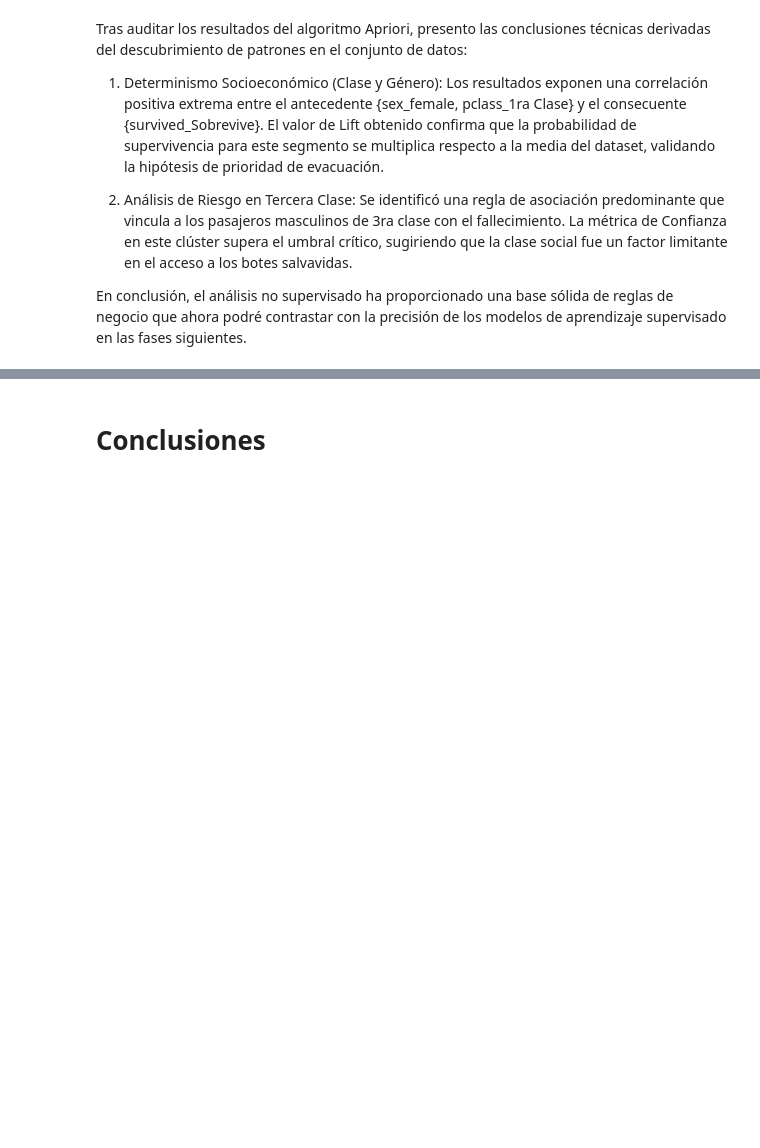
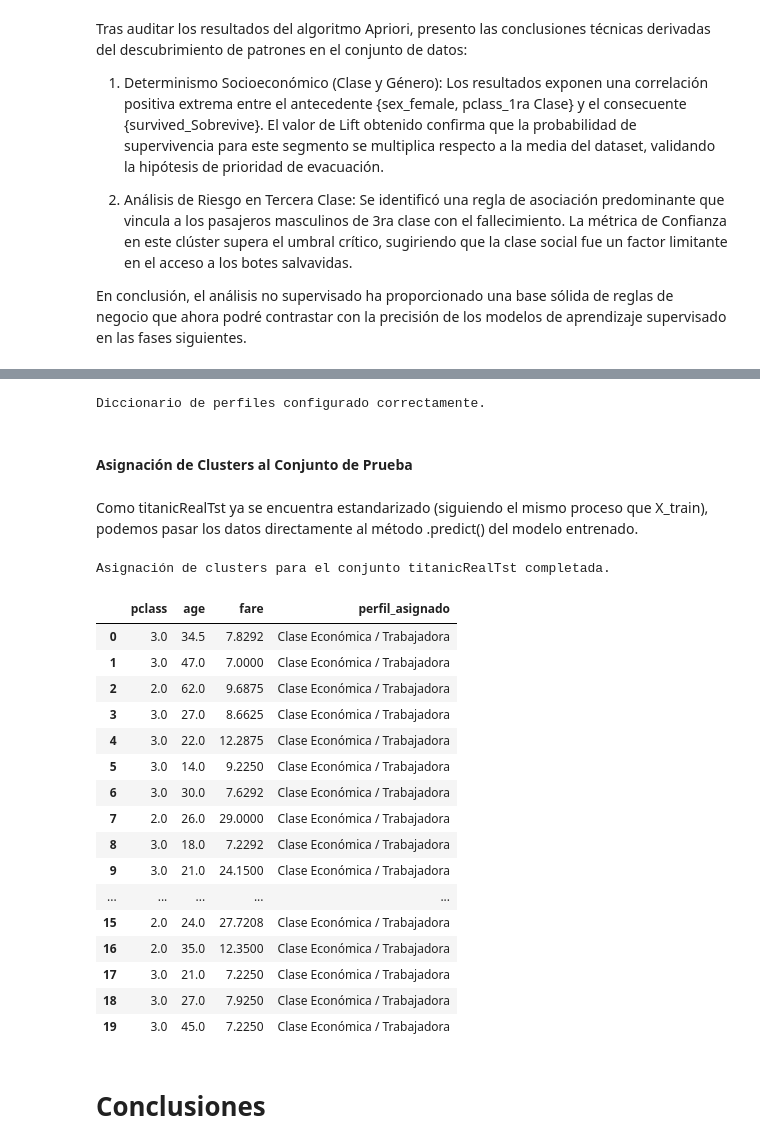
Before and after one commit to duvan1026/Titanic_Big_Data, a Jupyter notebook: ABD_CastroBautistaDuvanDario.ipynb, the cells around one changed output, grey strips where cells are left out. Cells and saved outputs as stored; diff of their text form; code cells hidden in the pictures; blank space fills up the shorter version.

```diff
--- a/ABD_CastroBautistaDuvanDario.ipynb
+++ b/ABD_CastroBautistaDuvanDario.ipynb
@@ -1883,0 +1881,12 @@ y_predTst = modelo.predict(titanicRealTst)
+# %%
+# Definimos las columnas que escalamos originalmente
+num_cols = ['age', 'fare', 'sibsp', 'parch', 'pclass']
+
+# Creamos una copia de X_train para no alterar el conjunto de entrenamiento de los modelos supervisados
+df_clusters = X_train.copy()
+
+# Invertimos el escalado solo para estas columnas para el análisis humano
+df_clusters[num_cols] = scaler.inverse_transform(X_train[num_cols])
+
+# Añadimos la columna de los clusters
+df_clusters['cluster_id'] = clusters
@@ -1884,3 +1945,55 @@ y_predTst = modelo.predict(titanicRealTst)
+# %%
+# Definición del diccionario de mapeo basado en los centroides analizados
+# Asegúrate de que los números coincidan con tus resultados previos
+mapeo_nombres = {
+    0: "Clase Económica / Trabajadora",
+    1: "Élite / Primera Clase",
+    2: "Núcleos Familiares y Jóvenes"
+}
+
+print("Diccionario de perfiles configurado correctamente.")
+# %% [output]
+Diccionario de perfiles configurado correctamente.
+# %% [markdown]
+#### Asignación de Clusters al Conjunto de Prueba
+# %% [markdown]
+Como titanicRealTst ya se encuentra estandarizado (siguiendo el mismo proceso que X_train), podemos pasar los datos directamente al método .predict() del modelo entrenado.
+# %%
+# 1. Utilizamos el modelo kmeans_final para asignar clusters a la data de test
+clusters_test = kmeans_final.predict(titanicRealTst)
+
+# 2. Creamos un DataFrame para visualizar los resultados en el conjunto de test
+# Al igual que con el entrenamiento, recuperamos los valores reales para que sea legible
+df_test_clusters = titanicRealTst.copy()
+
+# Revertimos el escalado solo para la visualización (usando el mismo scaler)
+df_test_clusters[num_cols] = scaler.inverse_transform(titanicRealTst[num_cols])
+
+# 3. Añadimos las etiquetas de cluster y su nombre interpretativo
+df_test_clusters['cluster_id'] = clusters_test
+df_test_clusters['perfil_asignado'] = df_test_clusters['cluster_id'].map(mapeo_nombres)
+
+print("Asignación de clusters para el conjunto titanicRealTst completada.")
+df_test_clusters[['pclass', 'age', 'fare', 'perfil_asignado']].head(20)
+# %% [output]
+Asignación de clusters para el conjunto titanicRealTst completada.
+|  | pclass | age | fare | perfil_asignado |
+| 0 | 3.0 | 34.5 | 7.8292 | Clase Económica / Trabajadora |
+| 1 | 3.0 | 47.0 | 7.0000 | Clase Económica / Trabajadora |
+| 2 | 2.0 | 62.0 | 9.6875 | Clase Económica / Trabajadora |
+| 3 | 3.0 | 27.0 | 8.6625 | Clase Económica / Trabajadora |
+| 4 | 3.0 | 22.0 | 12.2875 | Clase Económica / Trabajadora |
+| 5 | 3.0 | 14.0 | 9.2250 | Clase Económica / Trabajadora |
+| 6 | 3.0 | 30.0 | 7.6292 | Clase Económica / Trabajadora |
+| 7 | 2.0 | 26.0 | 29.0000 | Clase Económica / Trabajadora |
+| 8 | 3.0 | 18.0 | 7.2292 | Clase Económica / Trabajadora |
+| 9 | 3.0 | 21.0 | 24.1500 | Clase Económica / Trabajadora |
+| ... | ... | ... | ... | ... |
+| 15 | 2.0 | 24.0 | 27.7208 | Clase Económica / Trabajadora |
+| 16 | 2.0 | 35.0 | 12.3500 | Clase Económica / Trabajadora |
+| 17 | 3.0 | 21.0 | 7.2250 | Clase Económica / Trabajadora |
+| 18 | 3.0 | 27.0 | 7.9250 | Clase Económica / Trabajadora |
+| 19 | 3.0 | 45.0 | 7.2250 | Clase Económica / Trabajadora |
 # %% [markdown]
 # Conclusiones
 # %% [markdown]
```
Also changed, not shown: parts of 32 cells of this notebook.
